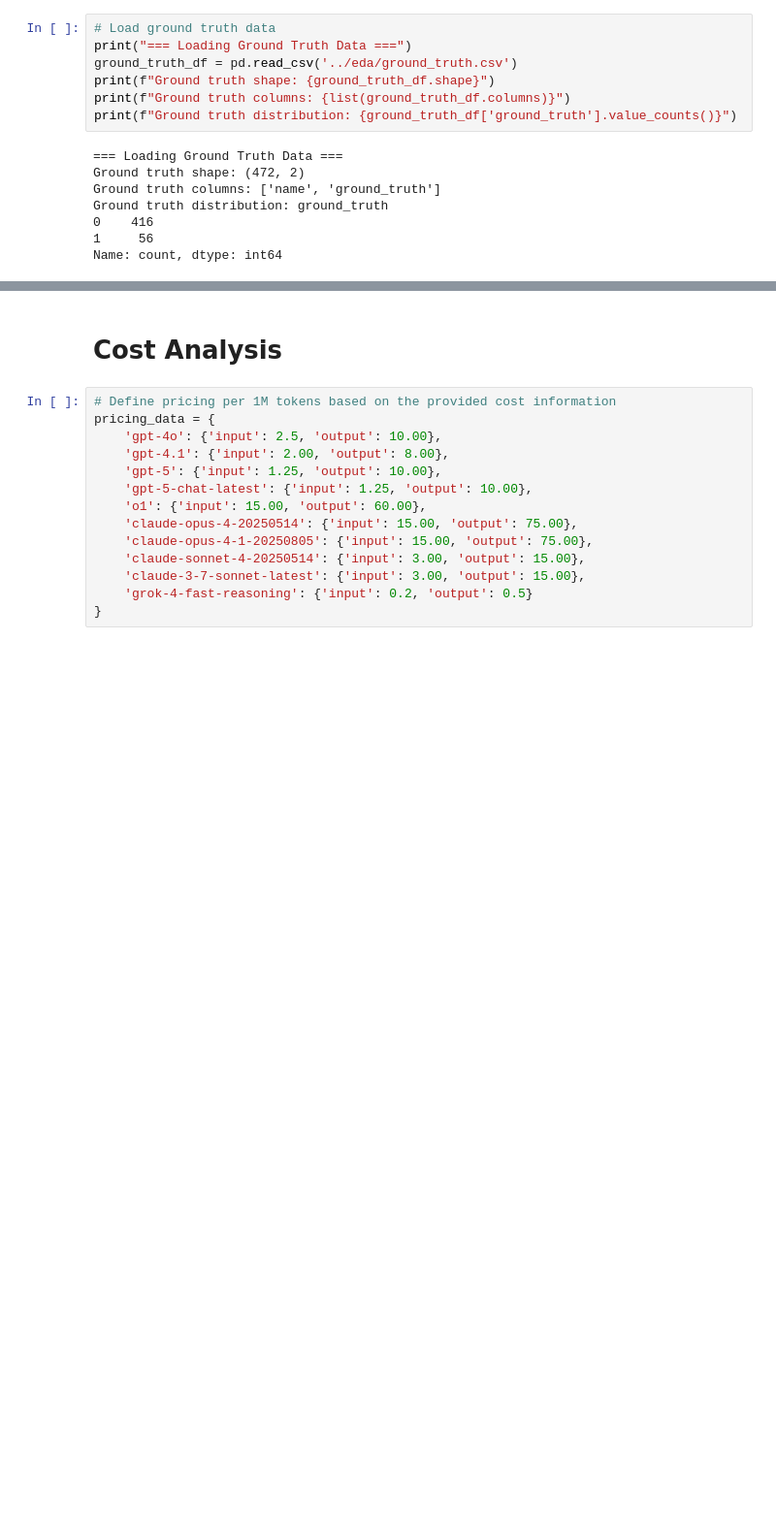
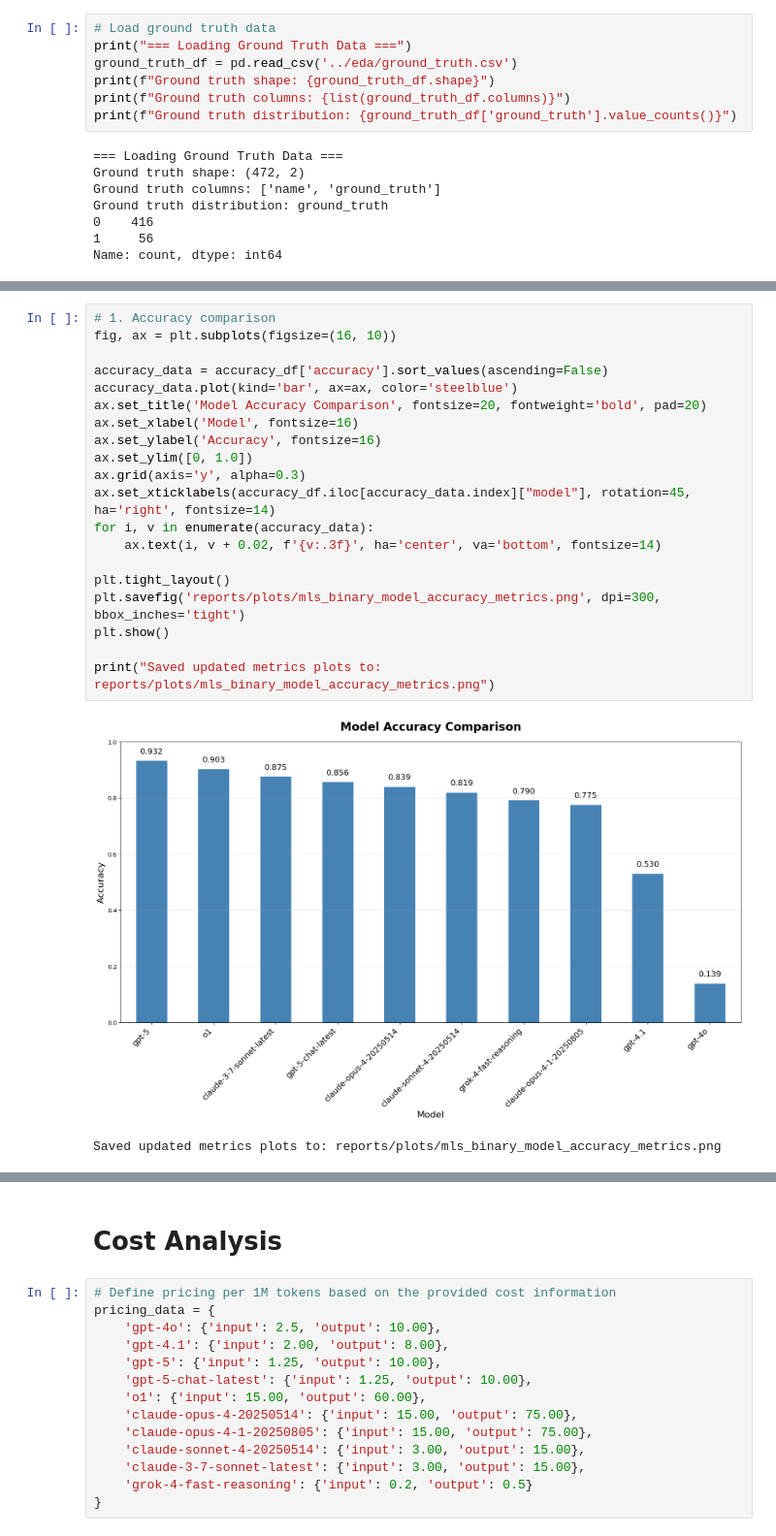
Before and after one commit to PhamVuThuNguyet/llms-experiments, a Jupyter notebook: eda-and-report.ipynb, the cells around one changed output, grey strips where cells are left out. Shown at 97% size. Saved outputs shown, nothing was run; the diff lists cells and outputs as text; blank space fills up the shorter version.

```diff
--- a/eda-and-report.ipynb
+++ b/eda-and-report.ipynb
@@ -790,0 +744,23 @@ Saved confusion matrix plots to: reports/plots/confusion_matrix_gpt-4.1.png
+# %%
+# 1. Accuracy comparison
+fig, ax = plt.subplots(figsize=(16, 10))
+
+accuracy_data = accuracy_df['accuracy'].sort_values(ascending=False)
+accuracy_data.plot(kind='bar', ax=ax, color='steelblue')
+ax.set_title('Model Accuracy Comparison', fontsize=20, fontweight='bold', pad=20)
+ax.set_xlabel('Model', fontsize=16)
+ax.set_ylabel('Accuracy', fontsize=16)
+ax.set_ylim([0, 1.0])
+ax.grid(axis='y', alpha=0.3)
+ax.set_xticklabels(accuracy_df.iloc[accuracy_data.index]["model"], rotation=45, ha='right', fontsize=14)
+for i, v in enumerate(accuracy_data):
+    ax.text(i, v + 0.02, f'{v:.3f}', ha='center', va='bottom', fontsize=14)
+
+plt.tight_layout()
+plt.savefig('reports/plots/mls_binary_model_accuracy_metrics.png', dpi=300, bbox_inches='tight')
+plt.show()
+
+print("Saved updated metrics plots to: reports/plots/mls_binary_model_accuracy_metrics.png")
+# %% [output]
+[figure, added]
+Saved updated metrics plots to: reports/plots/mls_binary_model_accuracy_metrics.png
```
Also changed, not shown: parts of 35 cells of this notebook, 5 other files.
